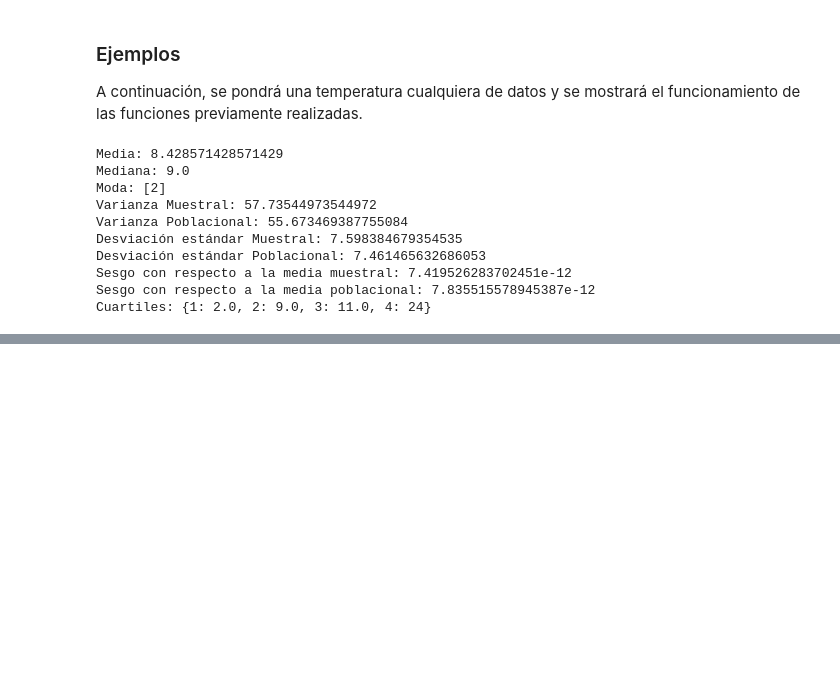
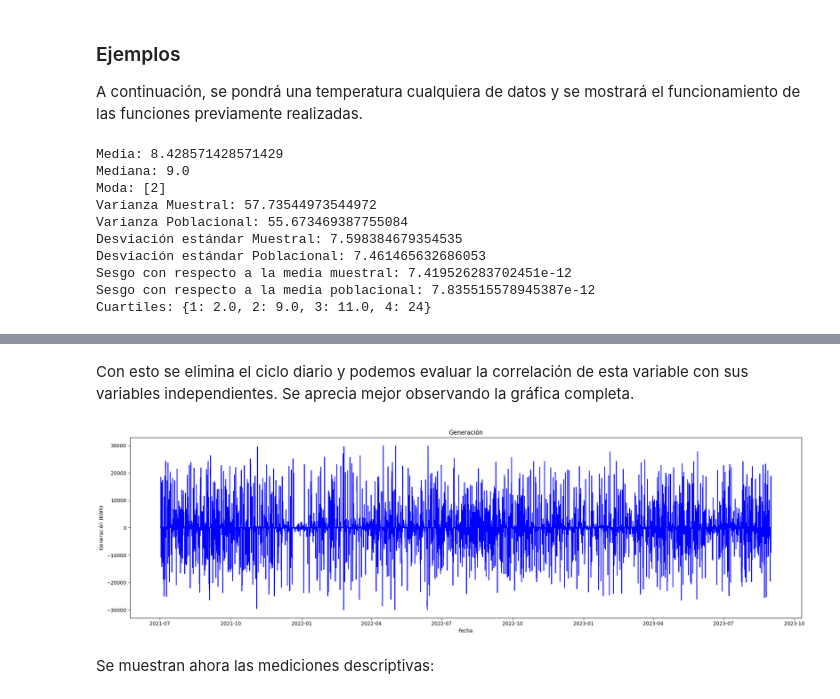
Before and after one commit to ClaudiaGtzD/AprendizajeAutomatico, a Jupyter notebook: Semana03/Tarea_03.ipynb, the cells around one changed output, grey strips where cells are left out. Cells and saved outputs as stored; diff of their text form; code cells hidden in the pictures; blank space fills up the shorter version.

```diff
--- a/Semana03/Tarea_03.ipynb
+++ b/Semana03/Tarea_03.ipynb
@@ -440,0 +249,8 @@ plt.show()
+# %% [markdown]
+Con esto se elimina el ciclo diario y podemos evaluar la correlación de esta variable con sus variables independientes. Se aprecia mejor observando la gráfica completa.
+# %%
+line_plotting('Generación', datosGeneracion, 'Fecha', 'Generacion_diff', 'Fecha', 'Generación (kWh)', 20, 6)
+# %% [output]
+[figure, added]
+# %% [markdown]
+Se muestran ahora las mediciones descriptivas:
```
Also changed, not shown: parts of 74 cells of this notebook, 4 other files.
